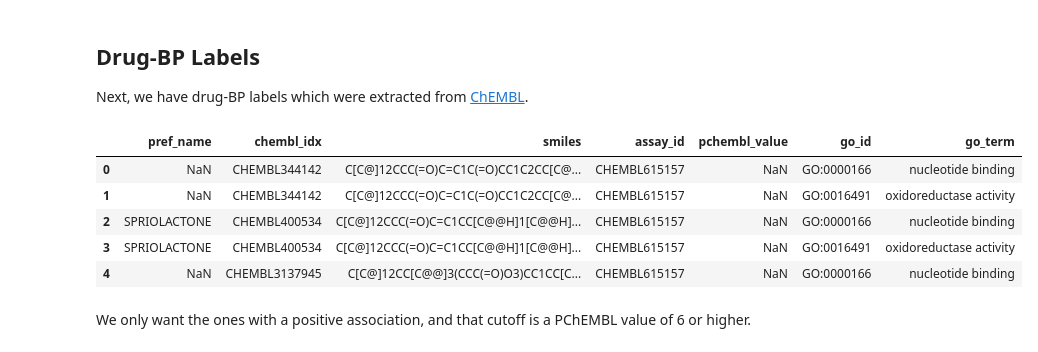
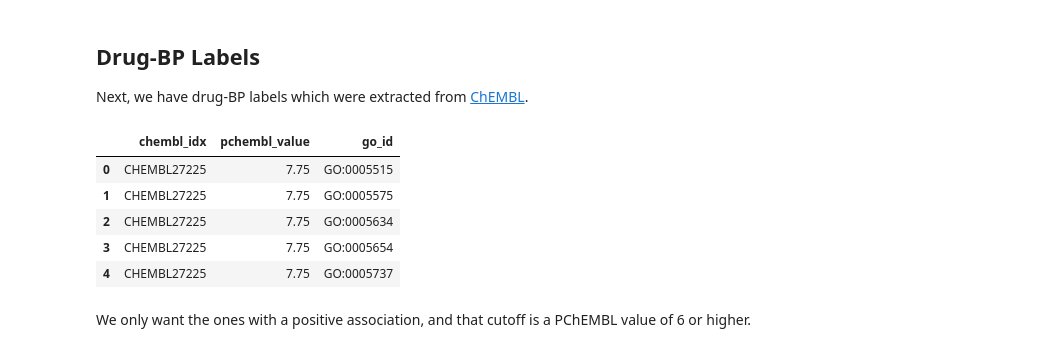
Before and after one commit to laurendelong21/MoA-Net, a Jupyter notebook: notebooks/enrichment.ipynb, the cells around one changed output. Cells and saved outputs as stored; diff of their text form; code cells hidden in the pictures.

```diff
--- a/notebooks/enrichment.ipynb
+++ b/notebooks/enrichment.ipynb
@@ -388,15 +378,20 @@ This is way too many. We'll have to find ways to filter them down.
 
 Next, we have drug-BP labels which were extracted from [ChEMBL](https://www.ebi.ac.uk/chembl/).
 # %%
-chembl_go = pd.read_csv(osp.join(MAPPING_DIR, "chembl_go.tsv"), sep="\t", low_memory=False)
+chembl_go = pd.read_csv(
+    osp.join(MAPPING_DIR, "chembl_go.tsv"),
+    sep="\t",
+    usecols=['chembl_idx', 'go_id', 'pchembl_value'],
+    low_memory=False
+)
 chembl_go.head(5)
 # %% [output]
-|  | pref_name | chembl_idx | smiles | assay_id | pchembl_value | go_id | go_term |
-| 0 | NaN | CHEMBL344142 | C[C@]12CCC(=O)C=C1C(=O)CC1C2CC[C@... | CHEMBL615157 | NaN | GO:0000166 | nucleotide binding |
-| 1 | NaN | CHEMBL344142 | C[C@]12CCC(=O)C=C1C(=O)CC1C2CC[C@... | CHEMBL615157 | NaN | GO:0016491 | oxidoreductase activity |
-| 2 | SPRIOLACTONE | CHEMBL400534 | C[C@]12CCC(=O)C=C1CC[C@@H]1[C@@H]... | CHEMBL615157 | NaN | GO:0000166 | nucleotide binding |
-| 3 | SPRIOLACTONE | CHEMBL400534 | C[C@]12CCC(=O)C=C1CC[C@@H]1[C@@H]... | CHEMBL615157 | NaN | GO:0016491 | oxidoreductase activity |
-| 4 | NaN | CHEMBL3137945 | C[C@]12CC[C@@]3(CCC(=O)O3)CC1CC[C... | CHEMBL615157 | NaN | GO:0000166 | nucleotide binding |
+|  | chembl_idx | pchembl_value | go_id |
+| 0 | CHEMBL27225 | 7.75 | GO:0005515 |
+| 1 | CHEMBL27225 | 7.75 | GO:0005575 |
+| 2 | CHEMBL27225 | 7.75 | GO:0005634 |
+| 3 | CHEMBL27225 | 7.75 | GO:0005654 |
+| 4 | CHEMBL27225 | 7.75 | GO:0005737 |
 # %% [markdown]
 We only want the ones with a positive association, and that cutoff is a PChEMBL value of 6 or higher.
 # %%
```
Also changed, not shown: parts of 30 cells of this notebook.
